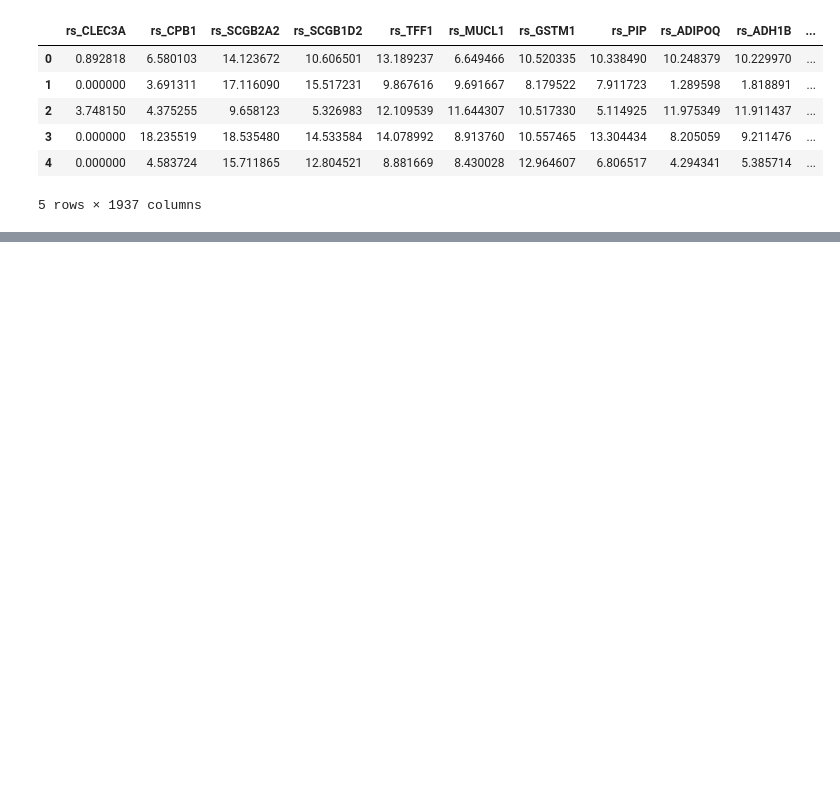
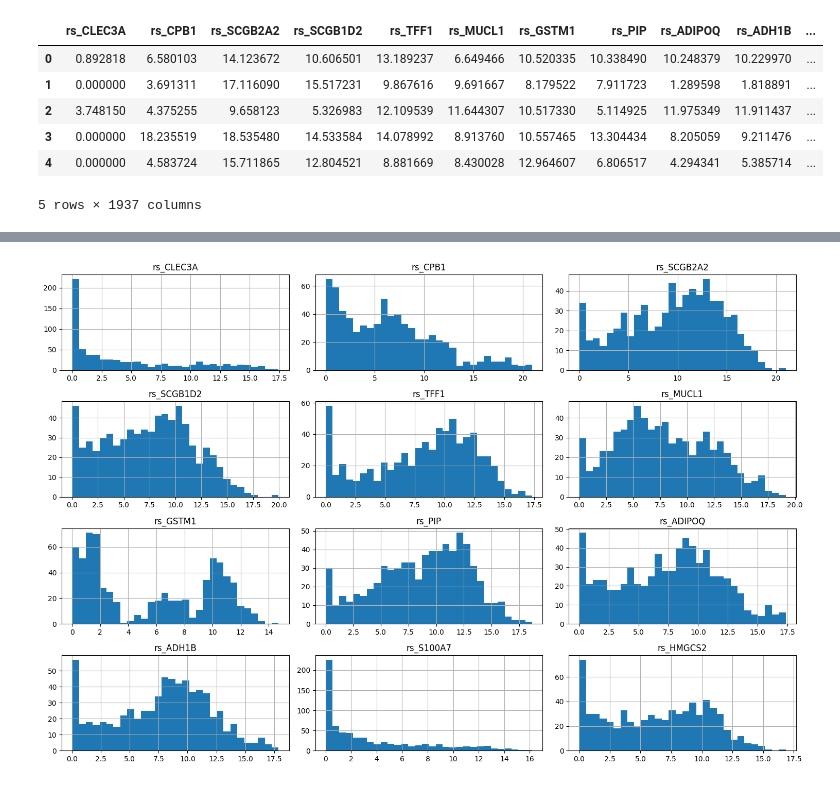
Before and after one commit to Cynthiachelangat/BreastCancer-classification, a Jupyter notebook: classify.ipynb, the cells around one changed output, grey strips where cells are left out. Drawn from its saved outputs; the diff is of its cells as text; code cells hidden in the pictures; blank space fills up the shorter version.

Commit message:
Data.csv Understanding

```diff
--- a/classify.ipynb
+++ b/classify.ipynb
@@ -75,0 +130,6 @@ data.head()
+# %%
+data.iloc[:, :12].hist(bins=30, figsize=(15, 10))
+plt.tight_layout()
+plt.show()
+# %% [output]
+[figure, added]
```
Also changed, not shown: parts of 6 cells of this notebook.
